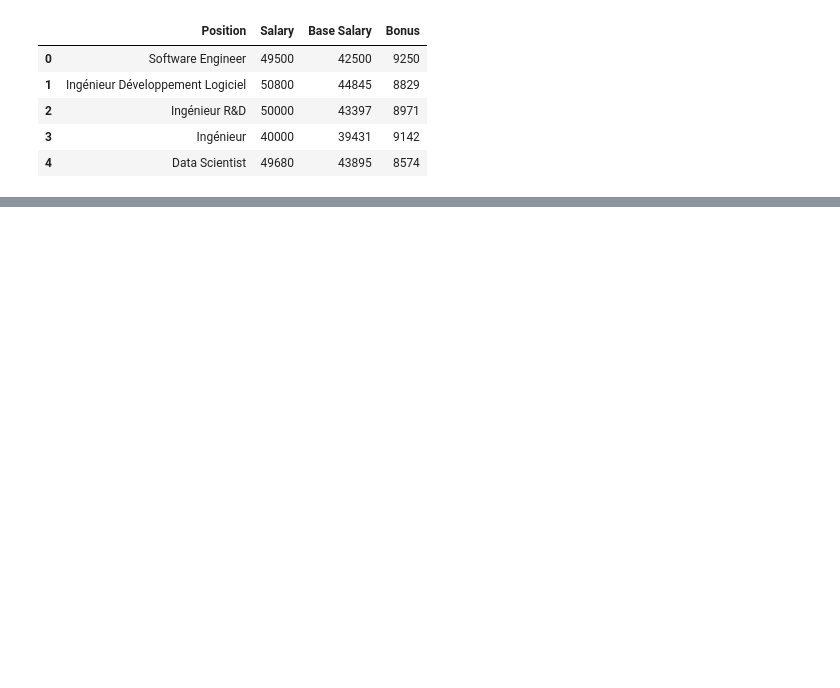
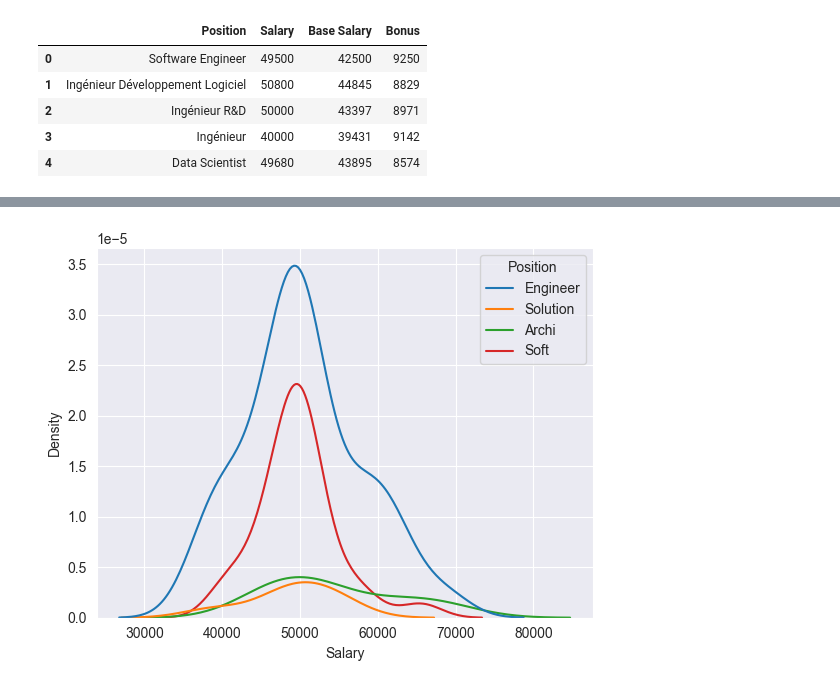
Before and after one commit to Jinkxt/ScrappingGlassdoor, a Jupyter notebook: 1- Cleanup.ipynb, the cells around one changed output, grey strips where cells are left out. Cells and saved outputs as stored; diff of their text form; code cells hidden in the pictures; blank space fills up the shorter version.

```diff
--- a/1- Cleanup.ipynb
+++ b/1- Cleanup.ipynb
@@ -72,0 +159,5 @@ df.head()
+# %%
+sns.kdeplot(data=df2, x='Salary', hue='Position')
+plt.show()
+# %% [output]
+[figure, added]
```
Also changed, not shown: parts of 15 cells of this notebook, 1 other file.
